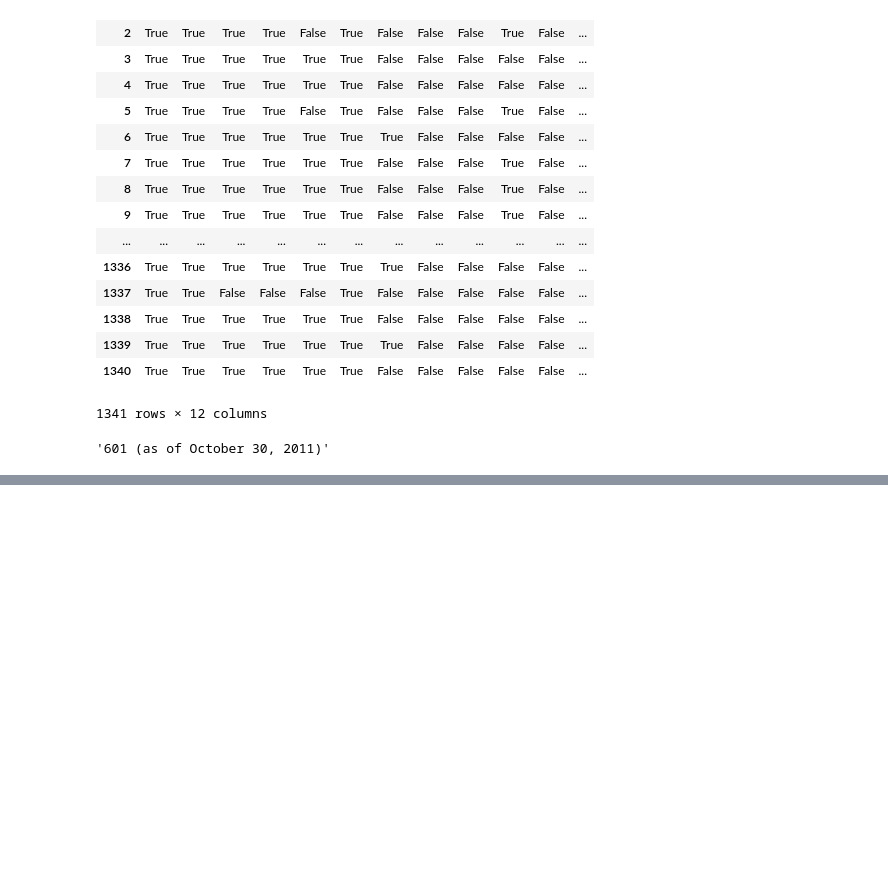
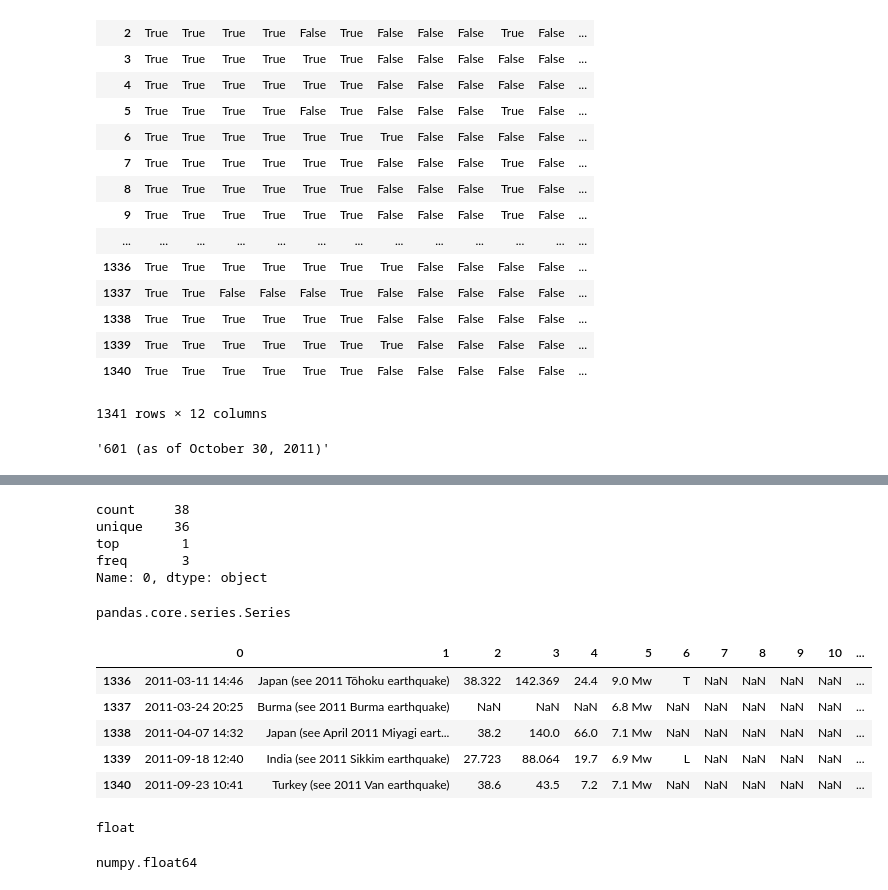
Before and after one commit to Cjcarlevato/data-question-3-earthquakes-the-dream-crushers, a Jupyter notebook: EarthquakeUWN.ipynb, the cells around one changed output, grey strips where cells are left out. Drawn from its saved outputs; the diff is of its cells as text; code cells hidden in the pictures; blank space fills up the shorter version.

```diff
--- a/EarthquakeUWN.ipynb
+++ b/EarthquakeUWN.ipynb
@@ -177,0 +209,2 @@ df.iloc[1340,-1]
+# %%
+OSDsep2=OSDsep1.str.partition('(')
@@ -177,0 +220,2 @@ df.iloc[1340,-1]
+# %%
+OSDsep3=OSDsep2[0].str.partition('+')
@@ -177,0 +231,30 @@ df.iloc[1340,-1]
+# %%
+OSDsep4=OSDsep3[0]
+# %%
+OSDsep4.describe()
+# %% [output]
+count     38
+unique    36
+top        1
+freq       3
+Name: 0, dtype: object
+# %%
+type(OSDsep4)
+# %% [output]
+pandas.core.series.Series
+# %%
+# df.iloc[:,11].replace(to_replace=OSDsep4)
+df.iloc[:,11]=OSDsep4
+# %%
+df.tail()
+# %% [output]
+|  | 0 | 1 | 2 | 3 | 4 | 5 | 6 | 7 | 8 | 9 | 10 | ... |
+| 1336 | 2011-03-11 14:46 | Japan (see 2011 Tōhoku earthquake) | 38.322 | 142.369 | 24.4 | 9.0 Mw | T | NaN | NaN | NaN | NaN | ... |
+| 1337 | 2011-03-24 20:25 | Burma (see 2011 Burma earthquake) | NaN | NaN | NaN | 6.8 Mw | NaN | NaN | NaN | NaN | NaN | ... |
+| 1338 | 2011-04-07 14:32 | Japan (see April 2011 Miyagi eart... | 38.2 | 140.0 | 66.0 | 7.1 Mw | NaN | NaN | NaN | NaN | NaN | ... |
+| 1339 | 2011-09-18 12:40 | India (see 2011 Sikkim earthquake) | 27.723 | 88.064 | 19.7 | 6.9 Mw | L | NaN | NaN | NaN | NaN | ... |
+| 1340 | 2011-09-23 10:41 | Turkey (see 2011 Van earthquake) | 38.6 | 43.5 | 7.2 | 7.1 Mw | NaN | NaN | NaN | NaN | NaN | ... |
+# %%
+type(df.iloc[1335,-1])# went to previous steps to change str to float
+# %% [output]
+float
@@ -177,0 +263,4 @@ df.iloc[1340,-1]
+# %%
+type(df.iloc[1340,-1])
+# %% [output]
+numpy.float64
```
Also changed, not shown: parts of 29 cells of this notebook, 2 other files.
